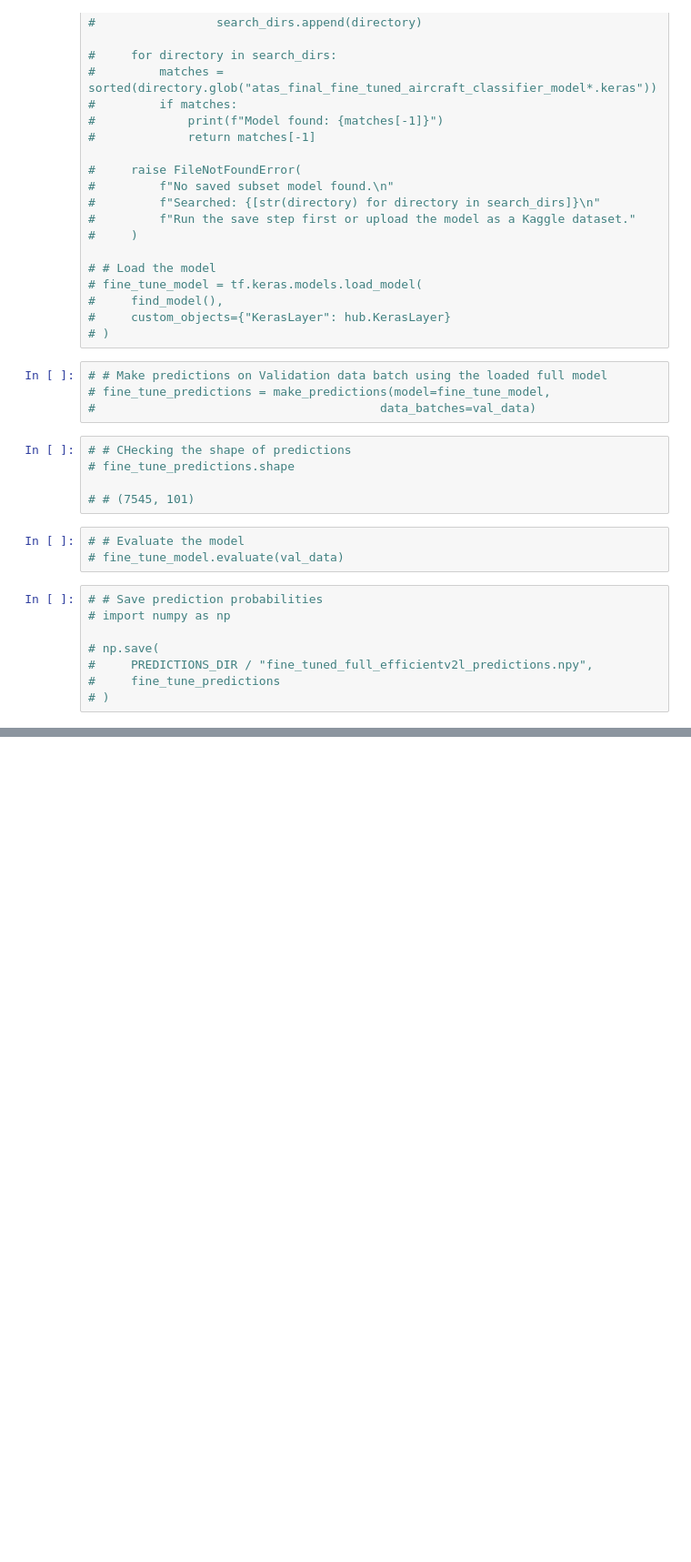
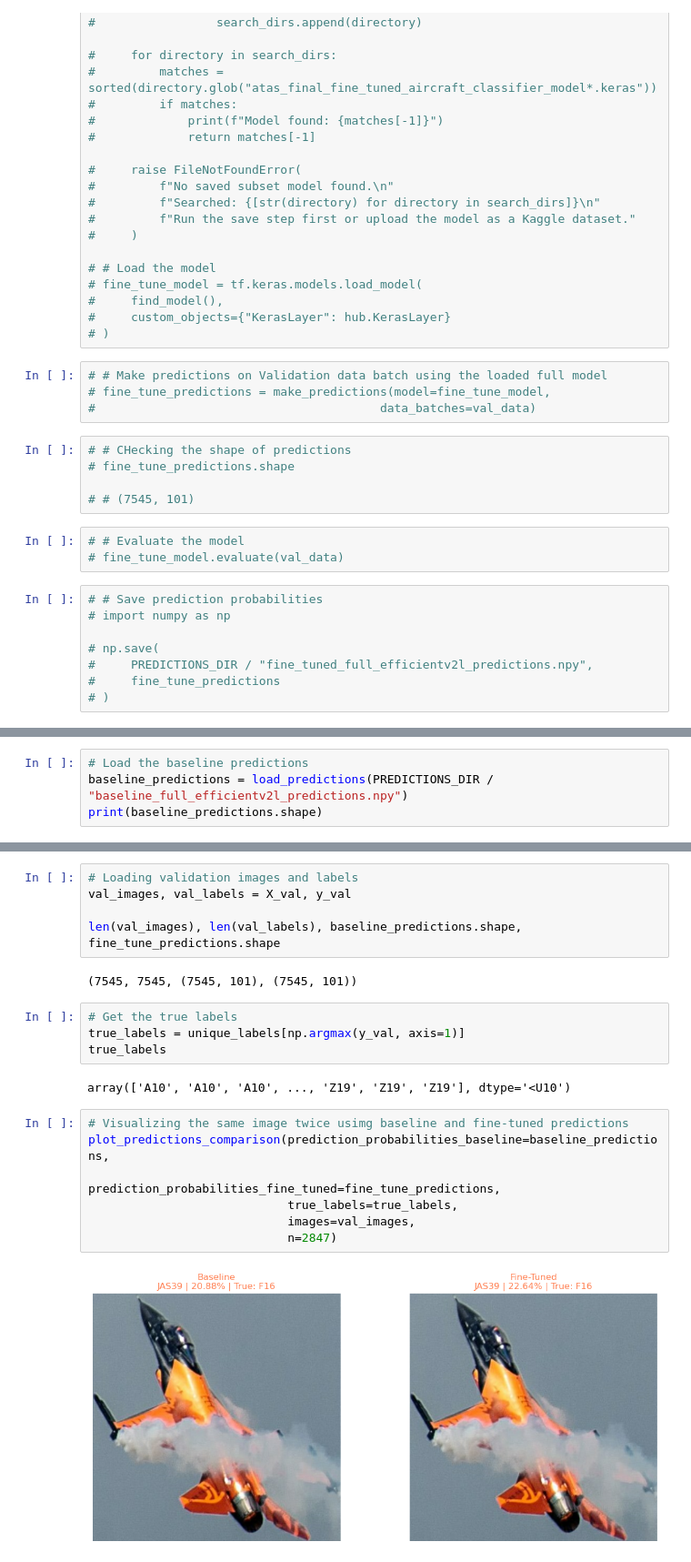
Before and after one commit to Eakempreet/ATAS_Project, a Jupyter notebook: notebooks/01_aircraft_classifier/02_aircraft_classifier_v2.ipynb, the cells around one changed output, grey strips where cells are left out. Shown at 91% size. Drawn from its saved outputs; the diff is of its cells as text; blank space fills up the shorter version.

Commit message:
add TTA inference pipeline, save val predictions

```diff
--- a/notebooks/01_aircraft_classifier/02_aircraft_classifier_v2.ipynb
+++ b/notebooks/01_aircraft_classifier/02_aircraft_classifier_v2.ipynb
@@ -3344,0 +3349,4 @@ array([[9.4641328e-01, 1.3286793e-05, 8.9183914e-06, ..., 7.6180395e-06,
+# %%
+# Load the baseline predictions
+baseline_predictions = load_predictions(PREDICTIONS_DIR / "baseline_full_efficientv2l_predictions.npy")
+print(baseline_predictions.shape)
@@ -3344,0 +3461,22 @@ array([[9.4641328e-01, 1.3286793e-05, 8.9183914e-06, ..., 7.6180395e-06,
+# %%
+# Loading validation images and labels
+val_images, val_labels = X_val, y_val
+
+len(val_images), len(val_labels), baseline_predictions.shape, fine_tune_predictions.shape
+# %% [output]
+(7545, 7545, (7545, 101), (7545, 101))
+# %%
+# Get the true labels
+true_labels = unique_labels[np.argmax(y_val, axis=1)]
+true_labels
+# %% [output]
+array(['A10', 'A10', 'A10', ..., 'Z19', 'Z19', 'Z19'], dtype='<U10')
+# %%
+# Visualizing the same image twice usimg baseline and fine-tuned predictions
+plot_predictions_comparison(prediction_probabilities_baseline=baseline_predictions,
+                            prediction_probabilities_fine_tuned=fine_tune_predictions,
+                            true_labels=true_labels,
+                            images=val_images,
+                            n=2847)
+# %% [output]
+[figure, added]
```
Also changed, not shown: parts of 40 cells of this notebook.
